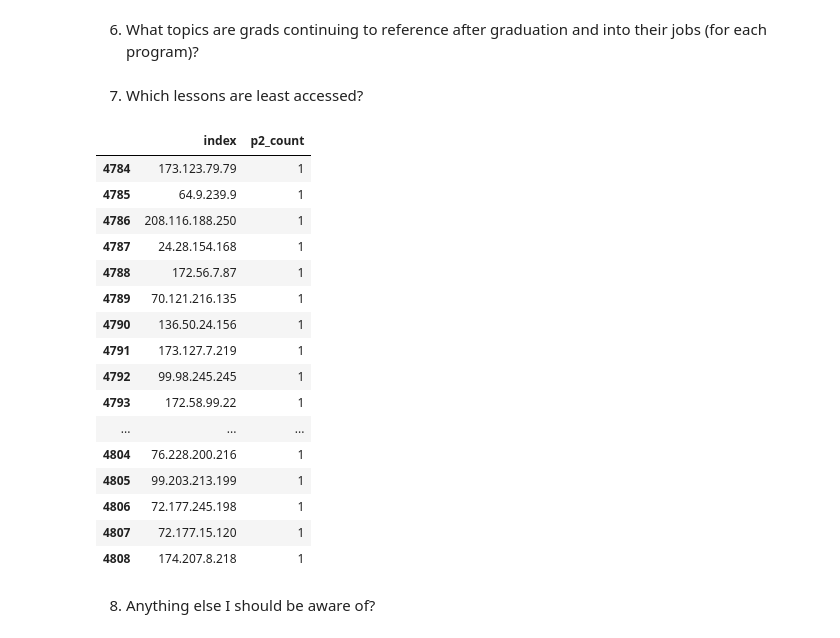
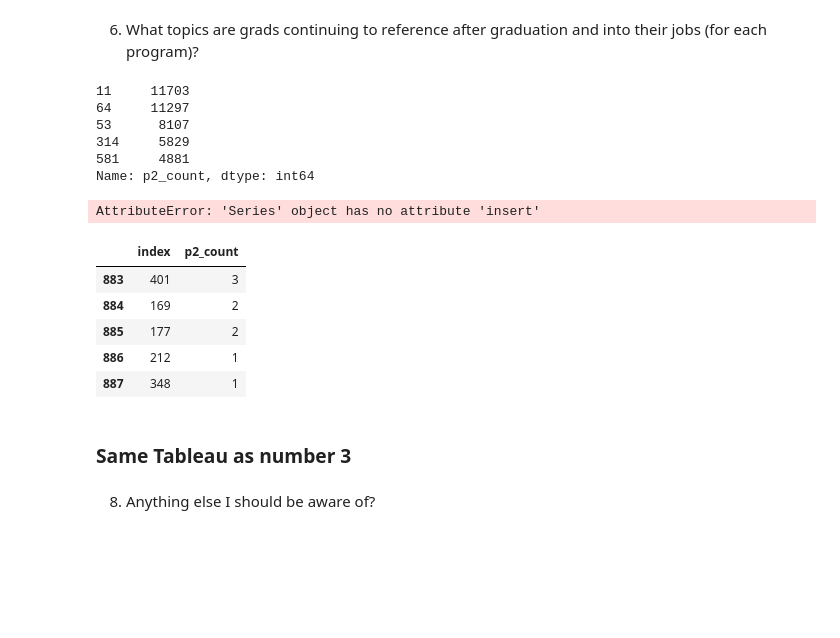
Before and after one commit to hrodjr/anomaly-detection-project, a Jupyter notebook: scratch_notebook.ipynb, the cells around one changed output. Cells and saved outputs as stored; diff of their text form; code cells hidden in the pictures; blank space fills up the shorter version.

```diff
--- a/scratch_notebook.ipynb
+++ b/scratch_notebook.ipynb
@@ -197,0 +246,3 @@ dtype: int64
+# %%
+# take subset where path doesn't end with svg
+df = df[~df.path_2.str.endswith('svg')]
@@ -197,0 +268,2 @@ dtype: int64
+# %%
+df['path_2'] = df.path_2.str.lstrip('(\d)')
@@ -197,0 +289,2 @@ dtype: int64
+# %%
+df['path_2'] = df.path_2.str.strip('123')
@@ -197,0 +314,2 @@ dtype: int64
+# %%
+df['path_2'] = df.path_2.str.lstrip('(-)')
@@ -373,29 +525,33 @@ status_given_ip.head()
 5. At some point in 2019, the ability for students and alumni to access both curriculums (web dev to ds, ds to web dev) should have been shut off. Do you see any evidence of that happening? Did it happen before?
 # %% [markdown]
 6. What topics are grads continuing to reference after graduation and into their jobs (for each program)?
-# %% [markdown]
-7. Which lessons are least accessed?
+# %%
+accessed = (df.sort_values('path_2').user_id.value_counts().rename('p2_count').reindex)
+accessed.head()
+# %% [output]
+11     11703
+64     11297
+53      8107
+314     5829
+581     4881
+Name: p2_count, dtype: int64
+# %%
+extracted = df['class_end_date']
+accessed.insert(1, 'end_date', extracted)
+# %% [output]
+AttributeError: 'Series' object has no attribute 'insert'
 # %%
-lesson = (df.sort_values('path_2').ip.value_counts().rename('p2_count').reset_index())
-lesson.tail(25)
+least_accessed = (df.sort_values('path_2').user_id.value_counts().rename('p2_count').reset_index())
+least_accessed .tail()
 # %% [output]
 |  | index | p2_count |
-| 4784 | 173.123.79.79 | 1 |
-| 4785 | 64.9.239.9 | 1 |
-| 4786 | 208.116.188.250 | 1 |
-| 4787 | 24.28.154.168 | 1 |
-| 4788 | 172.56.7.87 | 1 |
-| 4789 | 70.121.216.135 | 1 |
-| 4790 | 136.50.24.156 | 1 |
-| 4791 | 173.127.7.219 | 1 |
-| 4792 | 99.98.245.245 | 1 |
-| 4793 | 172.58.99.22 | 1 |
-| ... | ... | ... |
-| 4804 | 76.228.200.216 | 1 |
-| 4805 | 99.203.213.199 | 1 |
-| 4806 | 72.177.245.198 | 1 |
-| 4807 | 72.177.15.120 | 1 |
-| 4808 | 174.207.8.218 | 1 |
+| 883 | 401 | 3 |
+| 884 | 169 | 2 |
+| 885 | 177 | 2 |
+| 886 | 212 | 1 |
+| 887 | 348 | 1 |
+# %% [markdown]
+### Same Tableau as number 3
 # %% [markdown]
 8. Anything else I should be aware of?
 # %%
```
Also changed, not shown: parts of 64 cells of this notebook.
